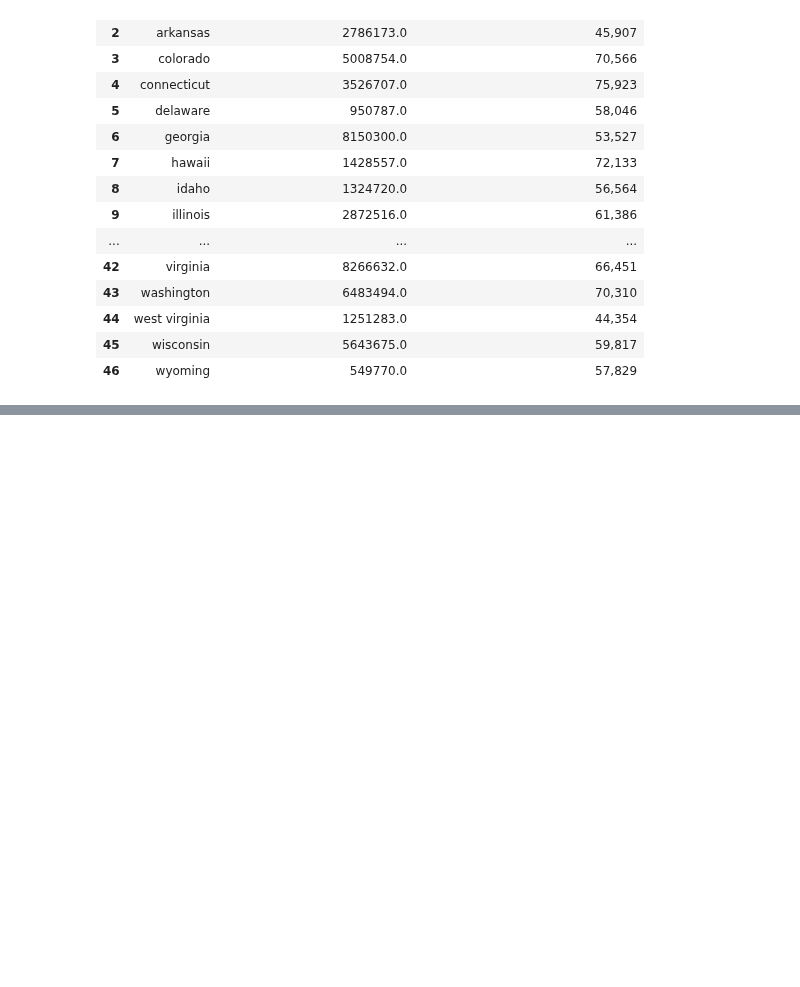
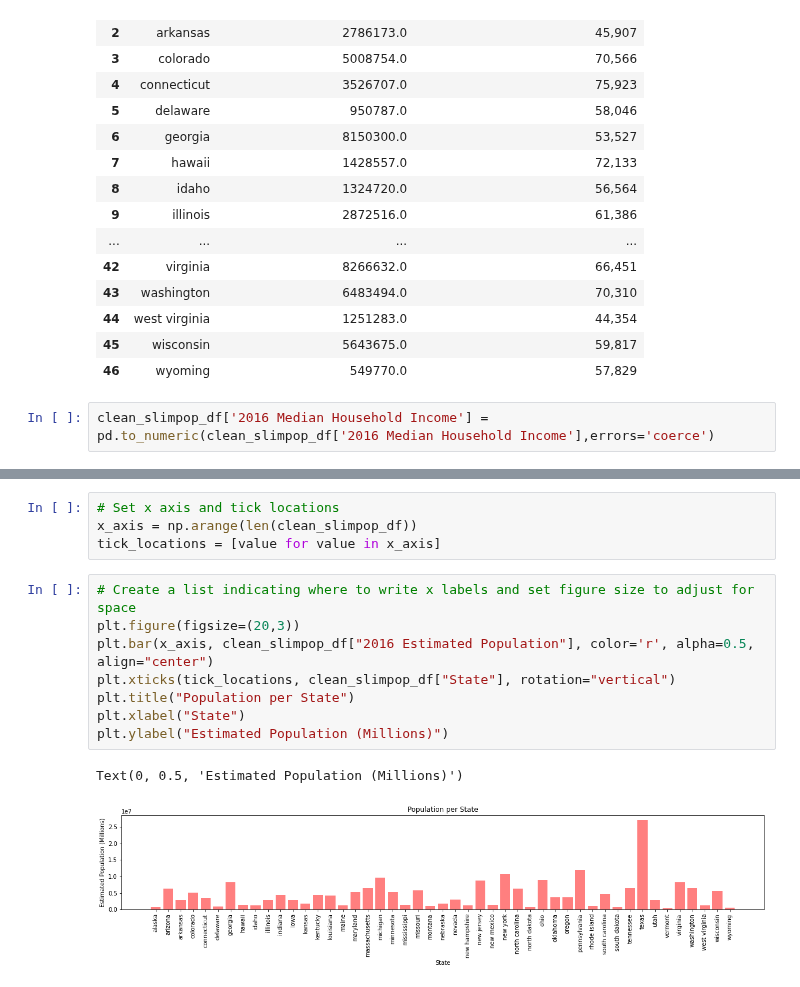
Before and after one commit to sjuarez382/UCI-Group_Project_1-Team9, a Jupyter notebook: State_Crime_Updated.ipynb, the cells around one changed output, grey strips where cells are left out. Saved outputs shown, nothing was run; the diff lists cells and outputs as text; blank space fills up the shorter version.

Commit message:
some bar graphs

```diff
--- a/State_Crime_Updated.ipynb
+++ b/State_Crime_Updated.ipynb
@@ -344,3 +344,5 @@ clean_slimpop_df
 | 44 | west virginia | 1251283.0 | 44,354 |
 | 45 | wisconsin | 5643675.0 | 59,817 |
 | 46 | wyoming | 549770.0 | 57,829 |
+# %%
+clean_slimpop_df['2016 Median Household Income'] = pd.to_numeric(clean_slimpop_df['2016 Median Household Income'],errors='coerce')
@@ -346,0 +367,15 @@ clean_slimpop_df
+# %%
+# Set x axis and tick locations
+x_axis = np.arange(len(clean_slimpop_df))
+tick_locations = [value for value in x_axis]
+# %%
+# Create a list indicating where to write x labels and set figure size to adjust for space
+plt.figure(figsize=(20,3))
+plt.bar(x_axis, clean_slimpop_df["2016 Estimated Population"], color='r', alpha=0.5, align="center")
+plt.xticks(tick_locations, clean_slimpop_df["State"], rotation="vertical")
+plt.title("Population per State")
+plt.xlabel("State")
+plt.ylabel("Estimated Population (Millions)")
+# %% [output]
+Text(0, 0.5, 'Estimated Population (Millions)')
+[figure, added]
```
Also changed, not shown: parts of 6 cells of this notebook, 1 other file.
